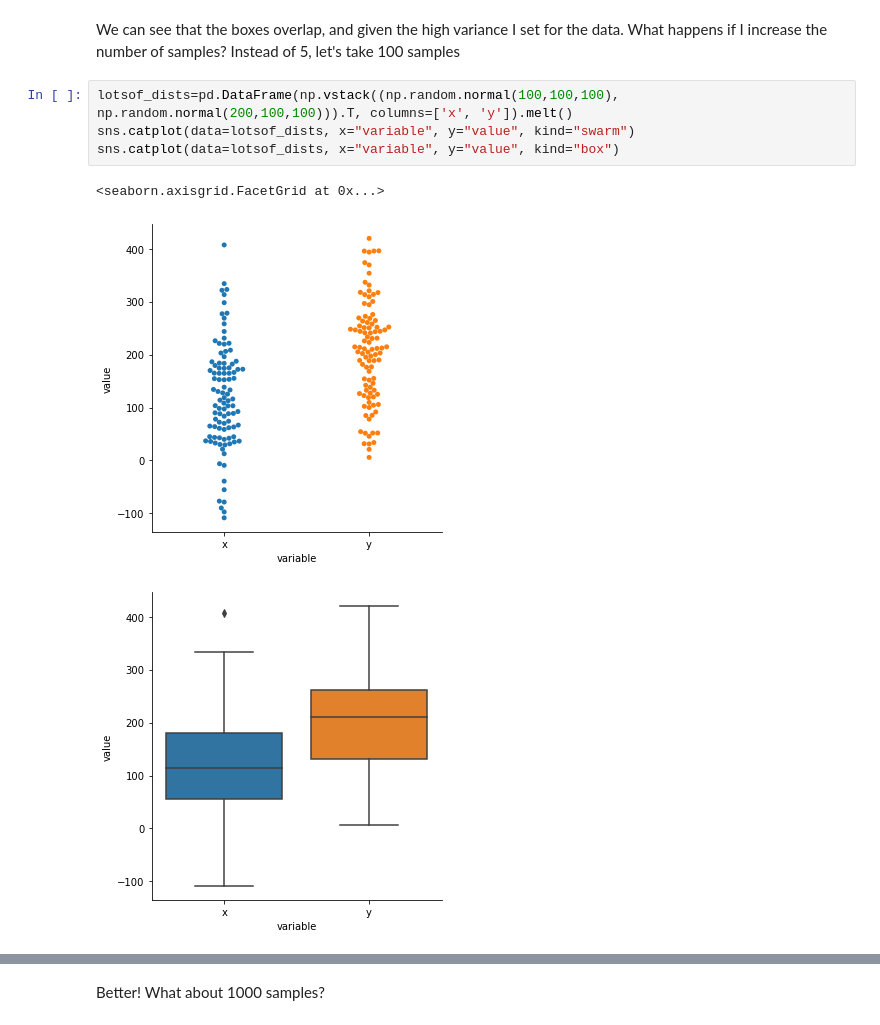
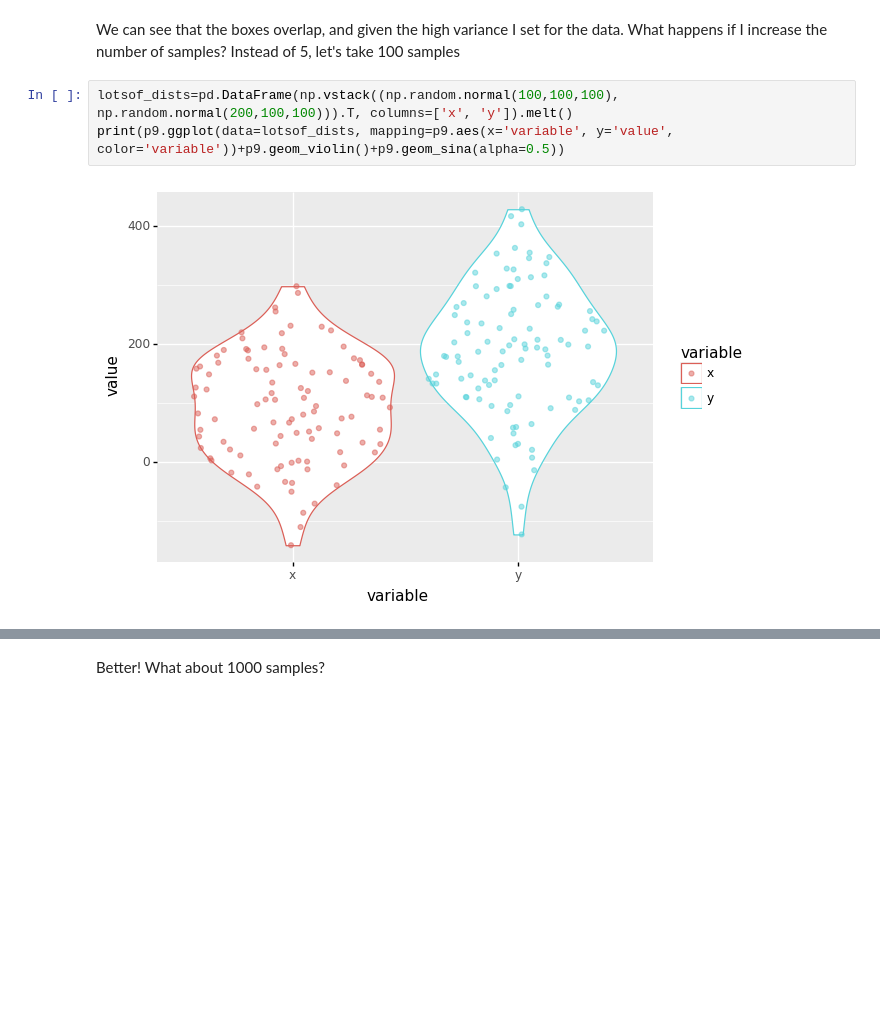
Before and after one commit to timplab/bcmb_bootcamp, a Jupyter notebook: day3/notebooks/analyzing.ipynb, the cells around one changed output, grey strips where cells are left out. Cells and saved outputs as stored; diff of their text form; blank space fills up the shorter version.

```diff
--- a/day3/notebooks/analyzing.ipynb
+++ b/day3/notebooks/analyzing.ipynb
@@ -49,9 +38,6 @@ print(p9.ggplot(data=dists, mapping=p9.aes(x='variable', y='value'))+p9.geom_box
 We can see that the boxes overlap, and given the high variance I set for the data.  What happens if I increase the number of samples? Instead of 5, let's take 100 samples
 # %%
 lotsof_dists=pd.DataFrame(np.vstack((np.random.normal(100,100,100), np.random.normal(200,100,100))).T, columns=['x', 'y']).melt()
-sns.catplot(data=lotsof_dists, x="variable", y="value", kind="swarm")
-sns.catplot(data=lotsof_dists, x="variable", y="value", kind="box")
+print(p9.ggplot(data=lotsof_dists, mapping=p9.aes(x='variable', y='value', color='variable'))+p9.geom_violin()+p9.geom_sina(alpha=0.5))
 # %% [output]
-<seaborn.axisgrid.FacetGrid at 0x...>
-[figure, old version]
+[figure, new version]
-[figure, removed]
```
Also changed, not shown: parts of 27 cells of this notebook.
